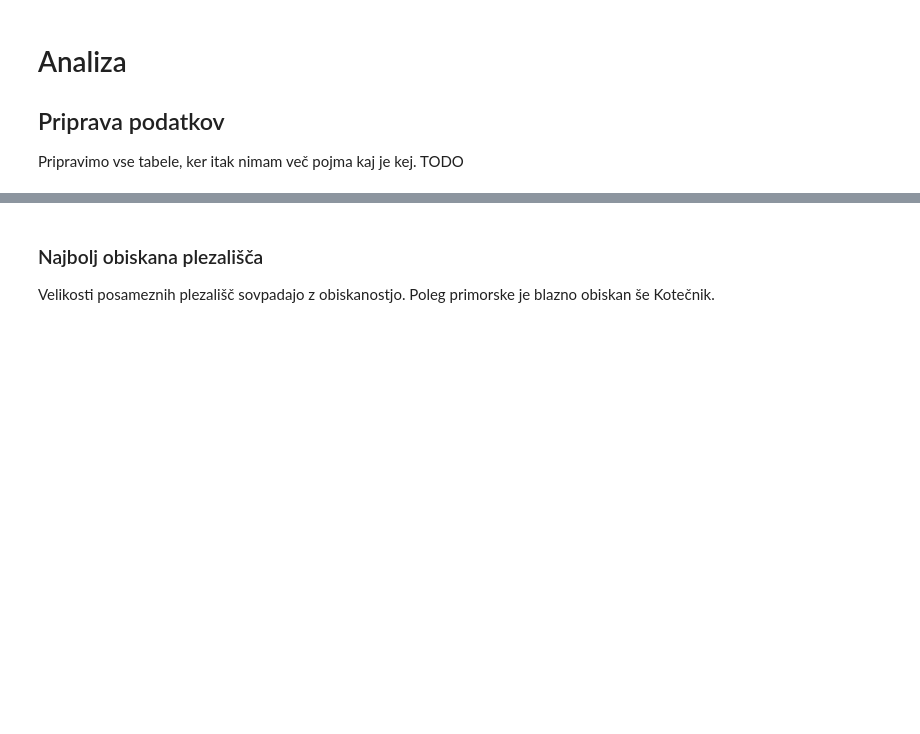
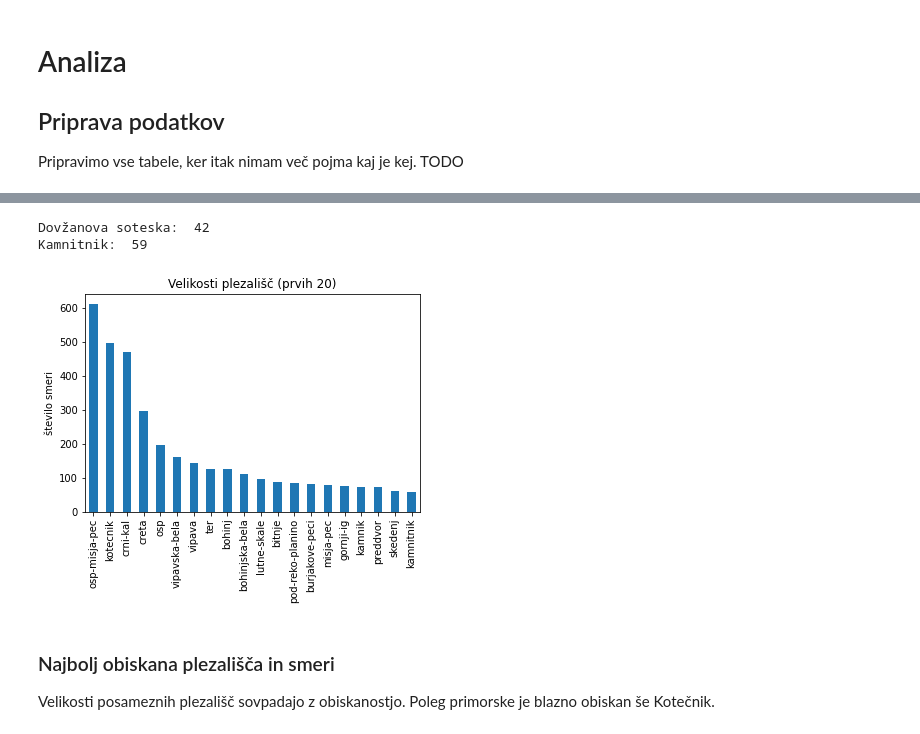
Before and after one commit to urhprimozic/plezalni-vzponi-v-sloveniji, a Jupyter notebook: analiza.ipynb, the cells around one changed output, grey strips where cells are left out. Cells and saved outputs as stored; diff of their text form; code cells hidden in the pictures; blank space fills up the shorter version.

Commit message:
poračunal velikosti pelzališč

```diff
--- a/analiza.ipynb
+++ b/analiza.ipynb
@@ -48,4 +31,12 @@ Mera za velikost naj bo število smeri.
+# %%
+smeri_plezalisca = pd.merge(smeri, plezalisca)[['smer', 'plezalisce']].drop_duplicates()
+smeri_plezalisca.groupby('plezalisce').size().sort_values(ascending=False).head(20).plot.bar(title='Velikosti plezališč (prvih 20)', xlabel='', ylabel="število smeri")
+print('Dovžanova soteska: ' , len( smeri_plezalisca[smeri_plezalisca['plezalisce'] == 'dolanova-soteska']) , '\nKamnitnik: ', len(smeri_plezalisca[smeri_plezalisca['plezalisce'] == 'kamnitnik']))
+# %% [output]
+Dovžanova soteska:  42
+Kamnitnik:  59
+[figure, added]
 # %% [markdown]
-### Najbolj obiskana plezališča
+### Najbolj obiskana plezališča in  smeri
 Velikosti posameznih plezališč sovpadajo z obiskanostjo. Poleg primorske je blazno obiskan še Kotečnik.
 # %%
```
Also changed, not shown: parts of 8 cells of this notebook.
